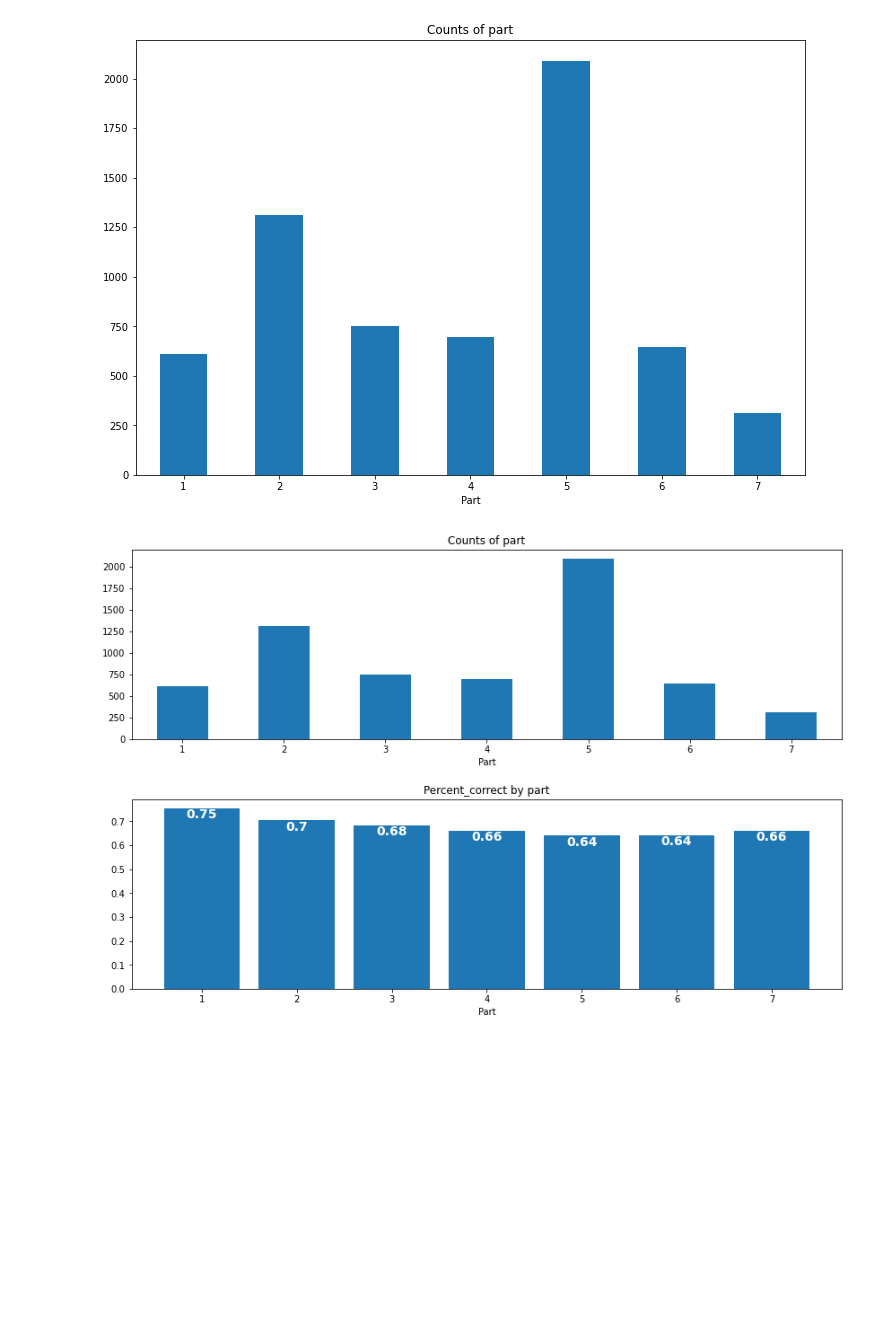
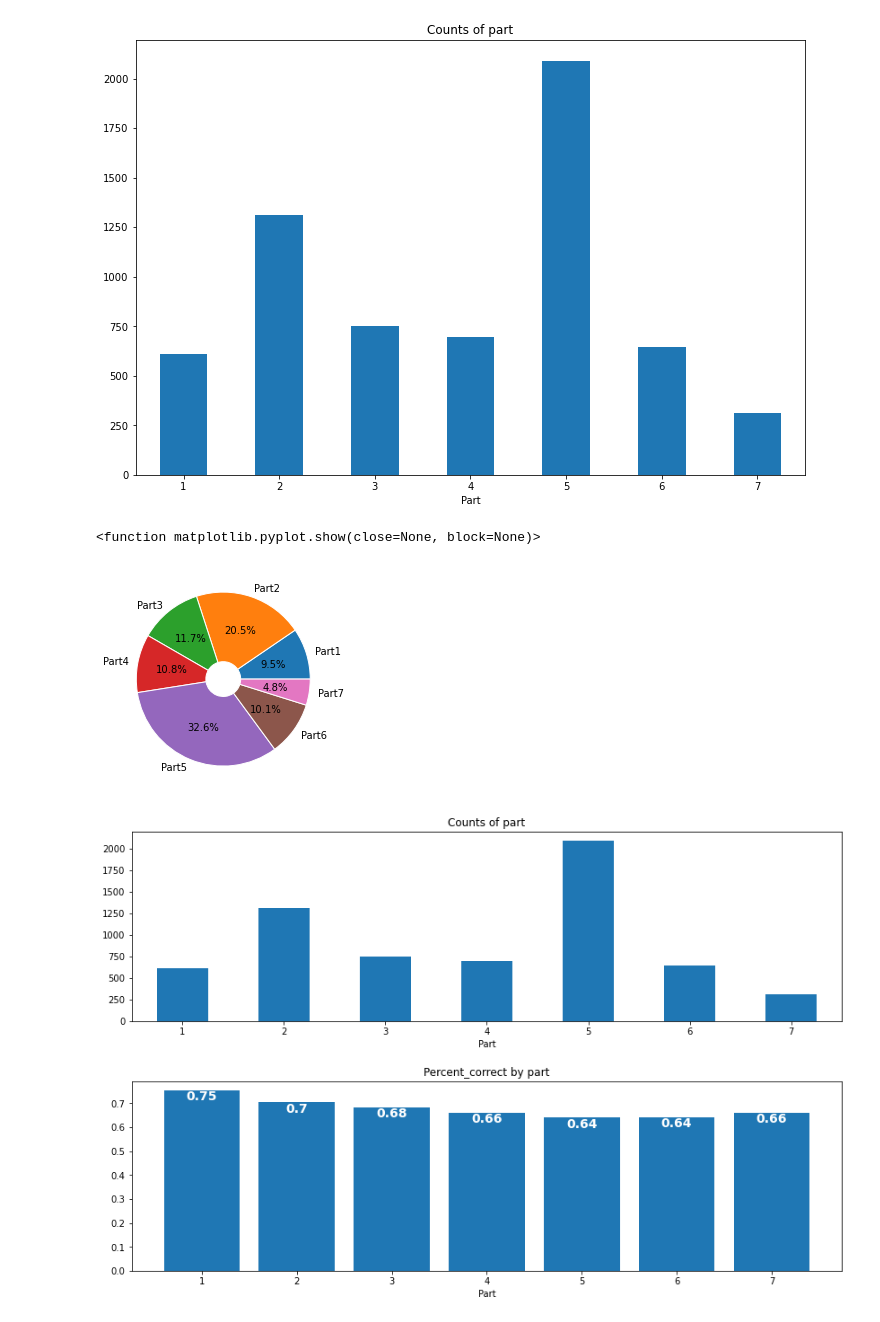
Before and after one commit to ingu627/answer_correctness, a Jupyter notebook: pre_questions.ipynb, the cells around one changed output. Saved outputs shown, nothing was run; the diff lists cells and outputs as text; code cells hidden in the pictures; blank space fills up the shorter version.

```diff
--- a/pre_questions.ipynb
+++ b/pre_questions.ipynb
@@ -263,6 +339,16 @@ plt.xticks(rotation=0)
   Text(5, 0, '6'),
   Text(6, 0, '7')])
 [figure]
+# %%
+#파트당 문제 비율
+labels = ['Part1','Part2','Part3','Part4','Part5', 'Part6', 'Part7']
+wedgeprops={'width': 0.8, 'edgecolor': 'w', 'linewidth': 1}
+ratio = questions.groupby("part").count()['question_id']
+plt.pie(ratio, labels=labels, autopct='%.1f%%',wedgeprops=wedgeprops)
+plt.show
+# %% [output]
+<function matplotlib.pyplot.show(close=None, block=None)>
+[figure, added]
 # %%
 #파트별 문제수
 fig = plt.figure(figsize=(12,8))
```
Also changed, not shown: parts of 13 cells of this notebook.
